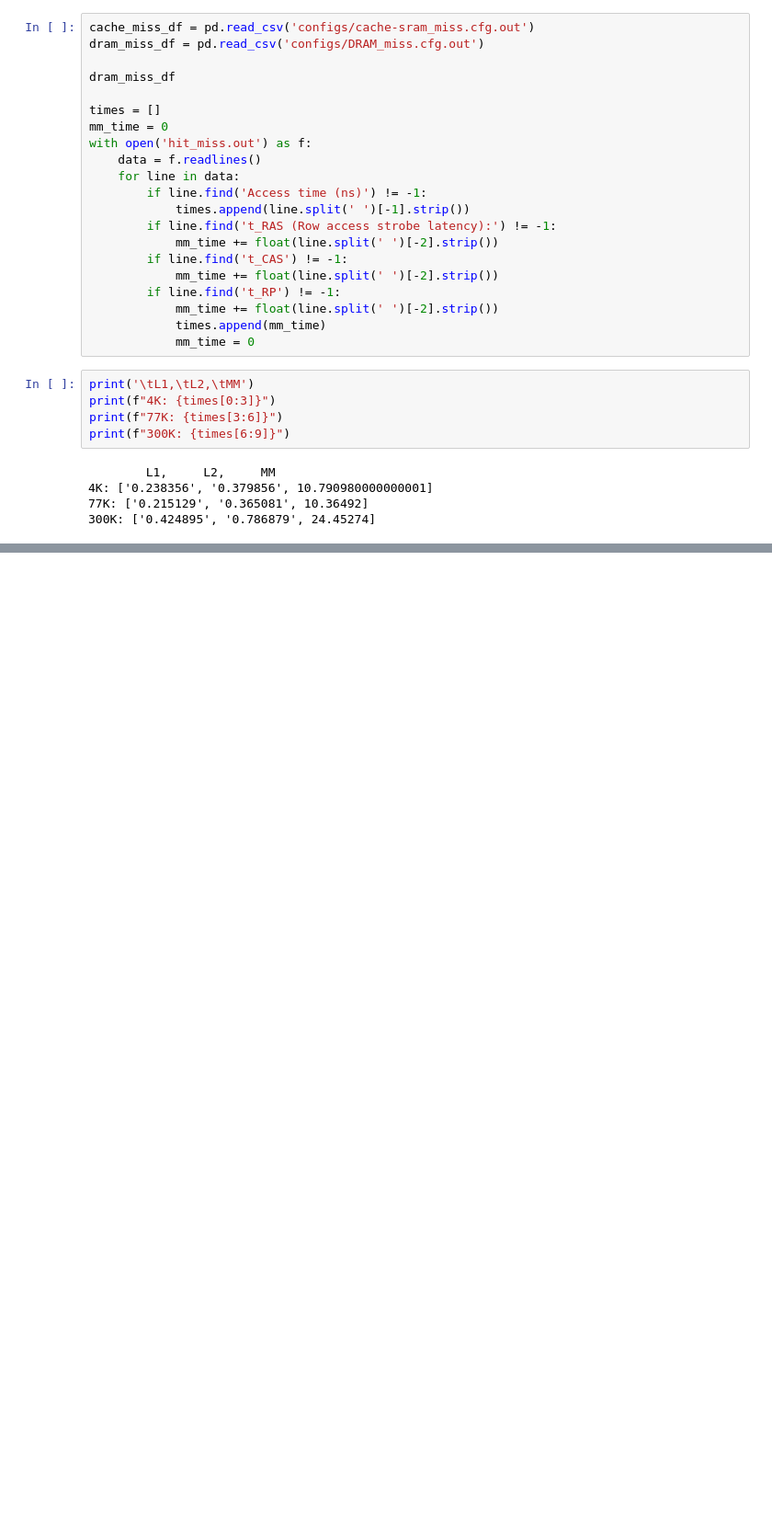
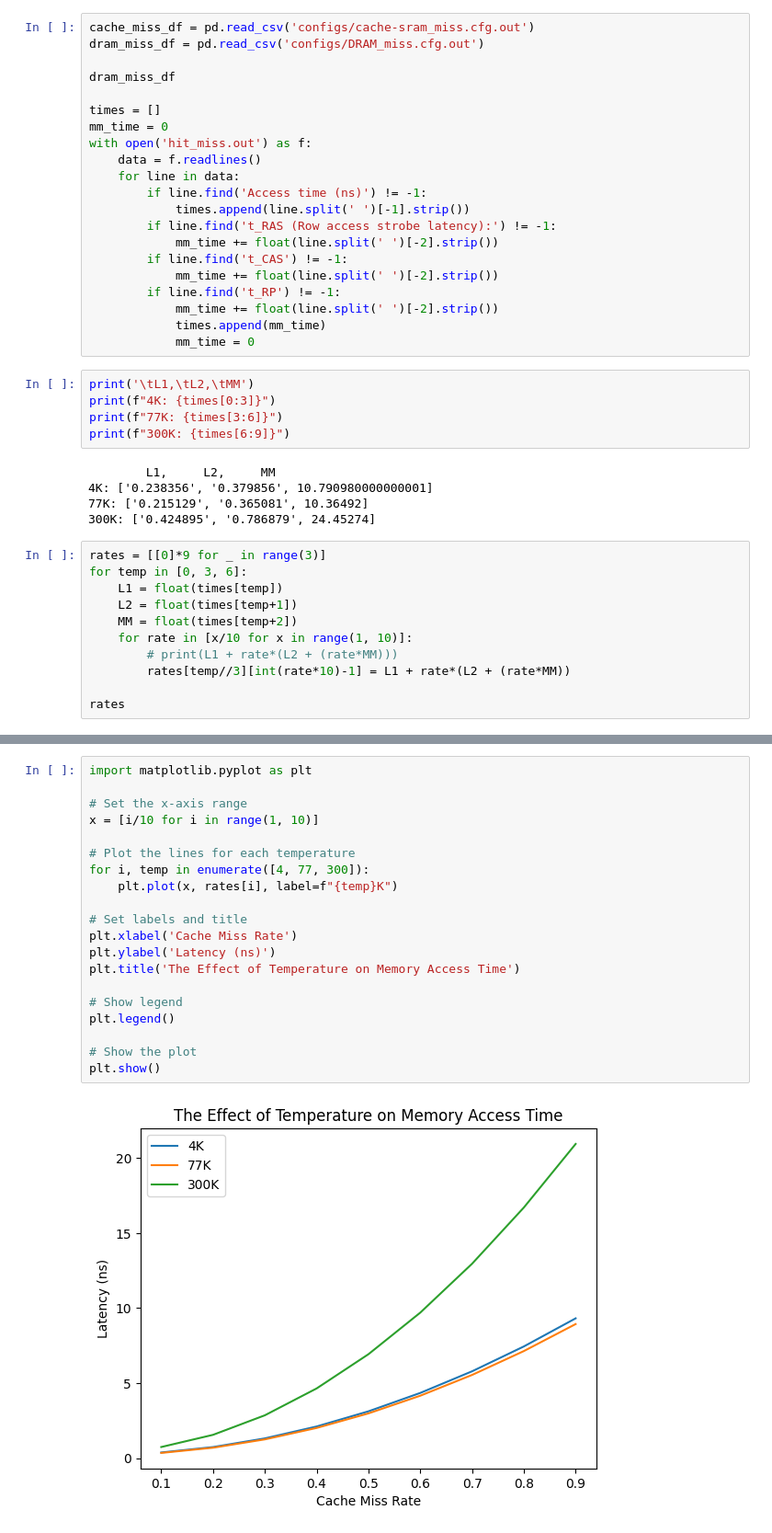
Before and after one commit to XtremeBlaze777/CryoModel, a Jupyter notebook: CryoMEM/Graph.ipynb, the cells around one changed output, grey strips where cells are left out. Shown at 92% size. Drawn from its saved outputs; the diff is of its cells as text; blank space fills up the shorter version.

Commit message:
Graphed cache miss rate

```diff
--- a/CryoMEM/Graph.ipynb
+++ b/CryoMEM/Graph.ipynb
@@ -200,3 +200,14 @@ print(f"300K: {times[6:9]}")
 4K: ['0.238356', '0.379856', 10.790980000000001]
 77K: ['0.215129', '0.365081', 10.36492]
 300K: ['0.424895', '0.786879', 24.45274]
+# %%
+rates = [[0]*9 for _ in range(3)]
+for temp in [0, 3, 6]:
+    L1 = float(times[temp])
+    L2 = float(times[temp+1])
+    MM = float(times[temp+2])
+    for rate in [x/10 for x in range(1, 10)]:
+        # print(L1 + rate*(L2 + (rate*MM)))
+        rates[temp//3][int(rate*10)-1] = L1 + rate*(L2 + (rate*MM))
+
+rates
@@ -202,0 +232,22 @@ print(f"300K: {times[6:9]}")
+# %%
+import matplotlib.pyplot as plt
+
+# Set the x-axis range
+x = [i/10 for i in range(1, 10)]
+
+# Plot the lines for each temperature
+for i, temp in enumerate([4, 77, 300]):
+    plt.plot(x, rates[i], label=f"{temp}K")
+
+# Set labels and title
+plt.xlabel('Cache Miss Rate')
+plt.ylabel('Latency (ns)')
+plt.title('The Effect of Temperature on Memory Access Time')
+
+# Show legend
+plt.legend()
+
+# Show the plot
+plt.show()
+# %% [output]
+[figure, added]
```
Also changed, not shown: parts of 1 cell of this notebook, 1 other file.
